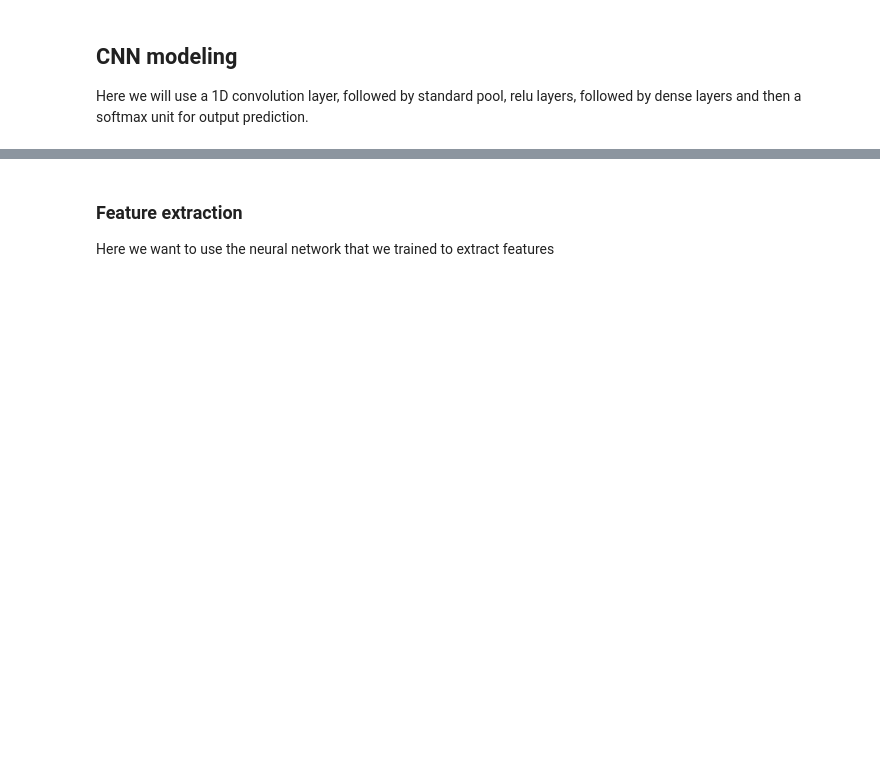
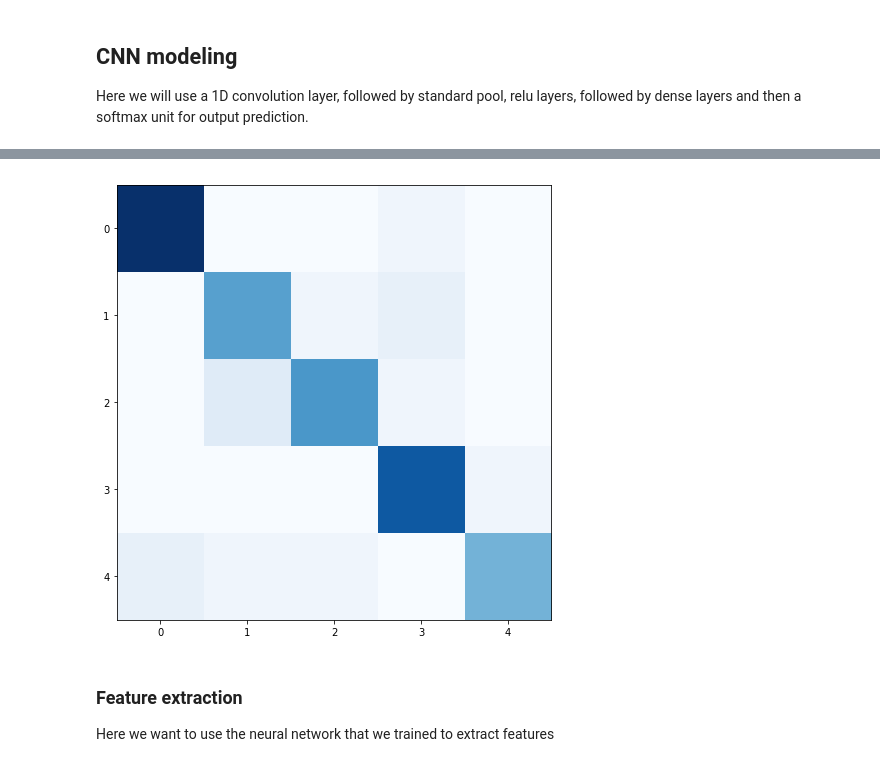
Before and after one commit to LithiumH/CS229-Music-Classification, a Jupyter notebook: Haojun_CNN_au.ipynb, the cells around one changed output, grey strips where cells are left out. Saved outputs shown, nothing was run; the diff lists cells and outputs as text; code cells hidden in the pictures; blank space fills up the shorter version.

```diff
--- a/Haojun_CNN_au.ipynb
+++ b/Haojun_CNN_au.ipynb
@@ -68,7 +69,7 @@ def model(input_shape):
     X_inputs = keras.layers.Input(input_shape)
     X = X_inputs
     print(X.shape)
-    X = keras.layers.Conv1D(filters=4, kernel_size=32, dilation_rate=8,
+    X = keras.layers.Conv1D(filters=8, kernel_size=64, dilation_rate=8,
                             padding='same', data_format="channels_last")(X)
     print(X.shape)
     X = keras.layers.Dropout(0.5)(X)
@@ -77,7 +78,7 @@ def model(input_shape):
     X = keras.layers.Activation('relu')(X)
     print(X.shape)
 #     X = keras.layers.Dropout(0.7)(X)
-    X = keras.layers.Conv1D(filters=20, kernel_size=16, dilation_rate=2, padding='valid', data_format="channels_last")(X)
+    X = keras.layers.Conv1D(filters=24, kernel_size=16, dilation_rate=2, padding='valid', data_format="channels_last")(X)
     X = keras.layers.Dropout(0.5)(X)
     X = keras.layers.AveragePooling1D(pool_size=4)(X)
     X = keras.layers.BatchNormalization(axis = 2)(X)
@@ -144,3 +145,3 @@ Non-trainable params: 48
 _________________________________________________________________
 # %%
-m.fit(X_train, Y_train, epochs=10, batch_size=64)
+m.fit(X_train, Y_train, epochs=50, batch_size=64)
@@ -155,2 +175,9 @@ Test Accuracy = 0.75
+# %%
+plt.figure(figsize=(8, 8))
+cm = metrics.confusion_matrix(np.argmax(Y_test, axis=-1), np.argmax(m.predict(X_test), axis=-1))
+plt.imshow(cm, interpolation='nearest', cmap=plt.cm.Blues)
+plt.show()
+# %% [output]
+[figure, added]
 # %%
 m.save('m1.h5')
```
Also changed, not shown: parts of 14 cells of this notebook, 10 other files.
